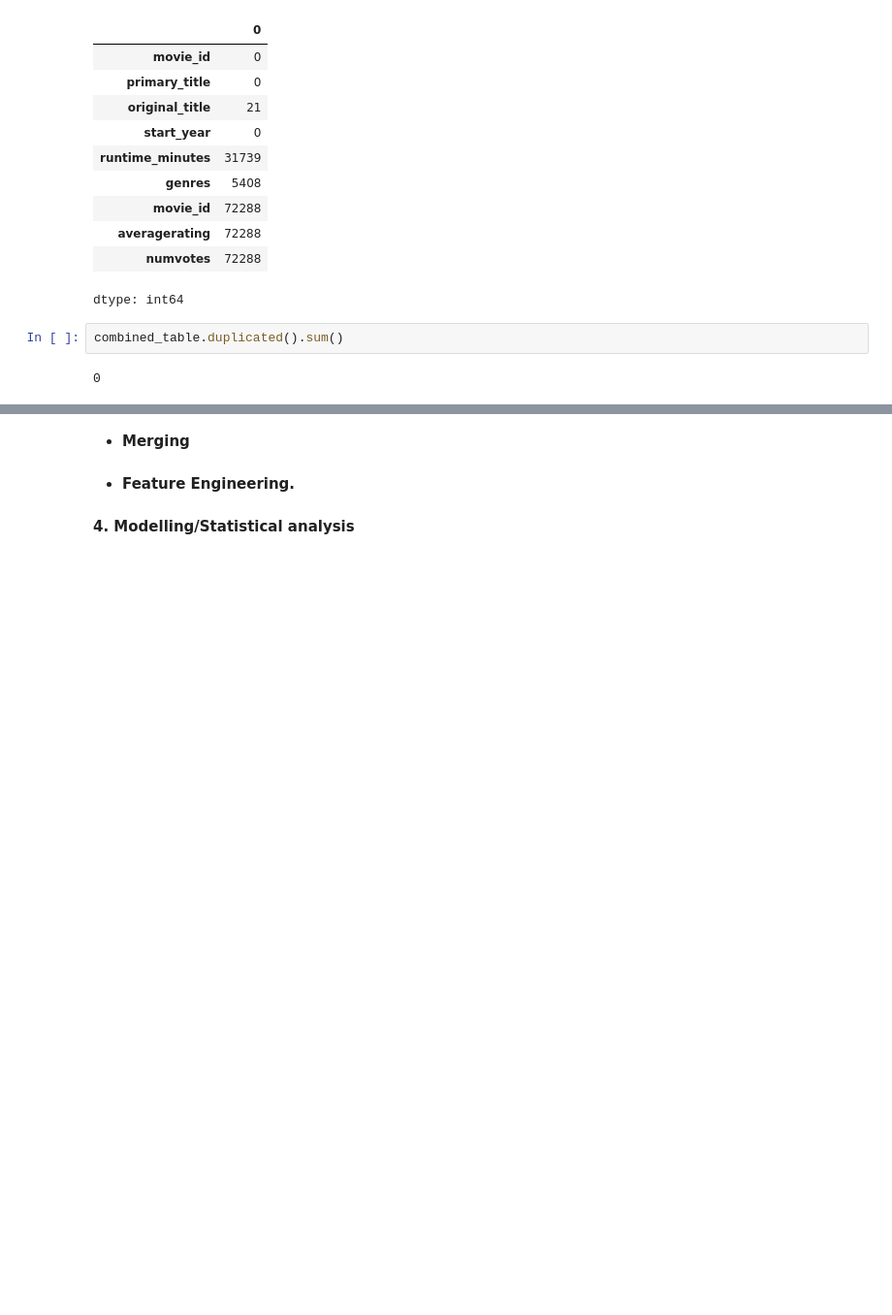
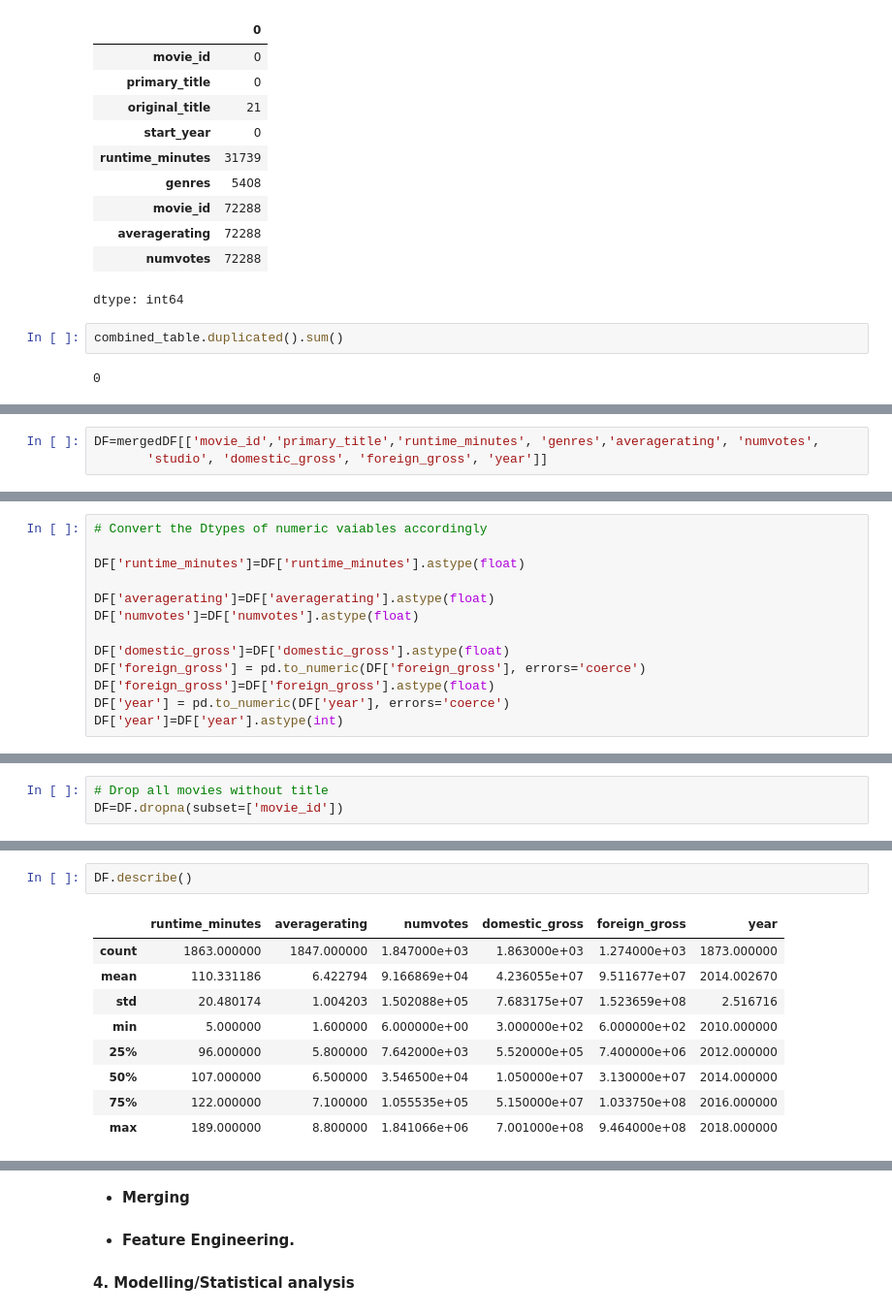
Before and after one commit to JoelKy-coder/Group_one_Phase_Two_Project, a Jupyter notebook: Group one phase 2.ipynb, the cells around one changed output, grey strips where cells are left out. Shown: that part at 97% size. Cells and saved outputs as stored; diff of their text form; blank space fills up the shorter version.

```diff
--- a/Group one phase 2.ipynb
+++ b/Group one phase 2.ipynb
@@ -216,0 +277,3 @@ combined_table.duplicated().sum()
+# %%
+DF=mergedDF[['movie_id','primary_title','runtime_minutes', 'genres','averagerating', 'numvotes',
+       'studio', 'domestic_gross', 'foreign_gross', 'year']]
@@ -216,0 +309,13 @@ combined_table.duplicated().sum()
+# %%
+# Convert the Dtypes of numeric vaiables accordingly
+
+DF['runtime_minutes']=DF['runtime_minutes'].astype(float)
+
+DF['averagerating']=DF['averagerating'].astype(float)
+DF['numvotes']=DF['numvotes'].astype(float)
+
+DF['domestic_gross']=DF['domestic_gross'].astype(float)
+DF['foreign_gross'] = pd.to_numeric(DF['foreign_gross'], errors='coerce')
+DF['foreign_gross']=DF['foreign_gross'].astype(float)
+DF['year'] = pd.to_numeric(DF['year'], errors='coerce')
+DF['year']=DF['year'].astype(int)
@@ -216,0 +337,3 @@ combined_table.duplicated().sum()
+# %%
+# Drop all movies without title
+DF=DF.dropna(subset=['movie_id'])
@@ -216,0 +355,12 @@ combined_table.duplicated().sum()
+# %%
+DF.describe()
+# %% [output]
+|  | runtime_minutes | averagerating | numvotes | domestic_gross | foreign_gross | year |
+| count | 1863.000000 | 1847.000000 | 1.847000e+03 | 1.863000e+03 | 1.274000e+03 | 1873.000000 |
+| mean | 110.331186 | 6.422794 | 9.166869e+04 | 4.236055e+07 | 9.511677e+07 | 2014.002670 |
+| std | 20.480174 | 1.004203 | 1.502088e+05 | 7.683175e+07 | 1.523659e+08 | 2.516716 |
+| min | 5.000000 | 1.600000 | 6.000000e+00 | 3.000000e+02 | 6.000000e+02 | 2010.000000 |
+| 25% | 96.000000 | 5.800000 | 7.642000e+03 | 5.520000e+05 | 7.400000e+06 | 2012.000000 |
+| 50% | 107.000000 | 6.500000 | 3.546500e+04 | 1.050000e+07 | 3.130000e+07 | 2014.000000 |
+| 75% | 122.000000 | 7.100000 | 1.055535e+05 | 5.150000e+07 | 1.033750e+08 | 2016.000000 |
+| max | 189.000000 | 8.800000 | 1.841066e+06 | 7.001000e+08 | 9.464000e+08 | 2018.000000 |
```
Also changed, not shown: parts of 14 cells of this notebook.
